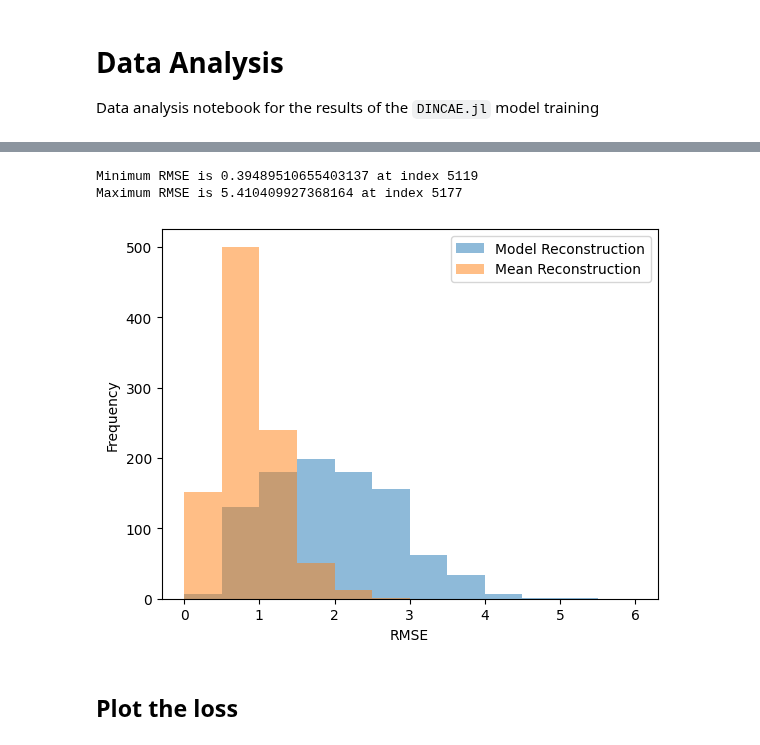
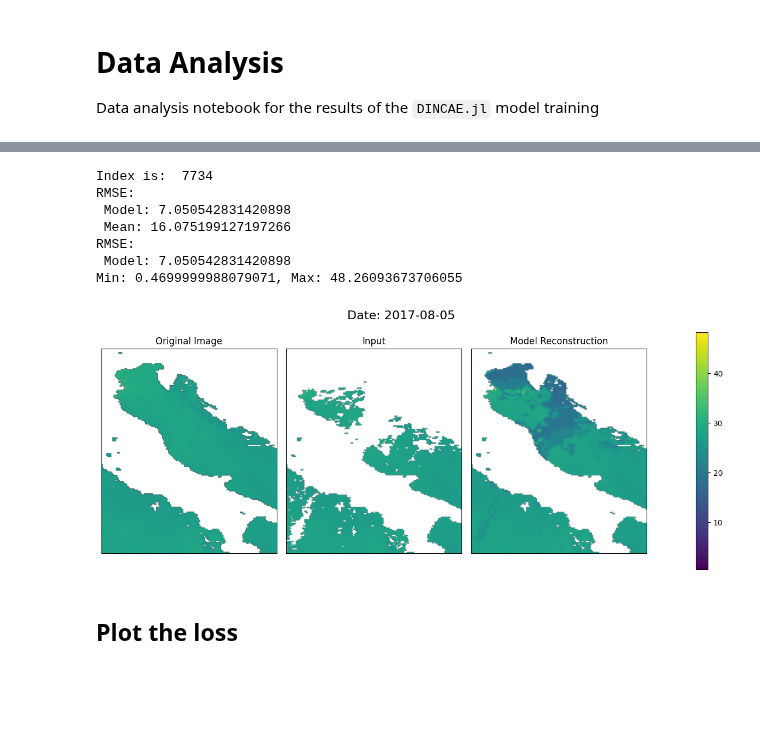
Before and after one commit to LisaDaVinchie/DINCAE.jl, a Jupyter notebook: data_analysis.ipynb, the cells around one changed output, grey strips where cells are left out. Saved outputs shown, nothing was run; the diff lists cells and outputs as text; code cells hidden in the pictures; blank space fills up the shorter version.

```diff
--- a/data_analysis.ipynb
+++ b/data_analysis.ipynb
@@ -223,18 +203,64 @@ Mean RMSE Mean: 0.8757524
-# %%
-print(f"Minimum RMSE is {np.min(RMSE_rec)} at index {index[np.argmin(RMSE_rec)]}")
-print(f"Maximum RMSE is {np.max(RMSE_rec)} at index {index[np.argmax(RMSE_rec)]}")
-# %% [output]
-Minimum RMSE is 0.39489510655403137 at index 5119
-Maximum RMSE is 5.410409927368164 at index 5177
-# %%
-plt.hist(RMSE_rec, bins=12, alpha=0.5, label='Model Reconstruction', range=(0, 6))
-plt.hist(RMSE_mean, bins=12, alpha=0.5, label='Mean Reconstruction', range=(0, 6))
-plt.xlabel('RMSE')
-plt.ylabel('Frequency')
-plt.legend()
-plt.show()
-# %% [output]
-[figure, removed]
+# %%
+i = np.random.choice(RMSE_vals[:, 0].astype(int)) # Choose a random index from the sorted RMSE values
+j = -10
+i = RMSE_vals[j, 0].astype(int)  # Choose the index based on the RMSE
+val = RMSE_vals[j, 1]
+print("Index is: ", i)
+
+date = cleanup.time[i].values.astype('datetime64[D]')
+
+# Reconstruct the image using the model output where clouds were added and the original image otherwise
+reconstructed_img = reconstruct_image(result_sst[i], cleanup_sst[i], cloud_mask[i])
+
+# Calculate the reconstructed image using the mean of the surrounding days where clouds were added
+reconstructed_mean_img = reconstruct_image(mean_res, cleanup_sst[i], cloud_mask[i])
+
+RMSE_model = RMSE(reconstructed_img, cleanup_sst[i], cloud_mask[i])
+RMSE_m = RMSE(reconstructed_mean_img, cleanup_sst[i], cloud_mask[i])
+
+# # Calculate RMSE between the reconstructed and original images
+# RMSE_model = np.sqrt(np.nanmean((reconstructed_img - cleanup_sst[i]) ** 2))
+# RMSE_mean = np.sqrt(np.nanmean((reconstructed_mean_img - cleanup_sst[i]) ** 2))
+
+print(f"RMSE:\n Model: {RMSE_model}\n Mean: {RMSE_m}")
+print(f"RMSE:\n Model: {val}")
+
+# Calculate the min and max values for consistent color scaling
+vmin = np.min([np.nanmin(reconstructed_img), np.nanmin(cleanup_clouds_sst), np.nanmin(reconstructed_mean_img)])
+vmax = np.max([np.nanmax(reconstructed_img), np.nanmax(cleanup_clouds_sst), np.nanmax(reconstructed_mean_img)])
+print(f"Min: {vmin}, Max: {vmax}")
+
+fig, axs = plt.subplots(1, 3, figsize = (12, 5), sharex=True, sharey=True)
+# fig.suptitle(f"RMSE Model: {RMSE_model:.2f}, RMSE Mean: {RMSE_mean:.2f}", fontsize=16)
+fig.suptitle(f"Date: {date}", fontsize=16)
+
+axs[0].imshow(cleanup_sst[i], cmap='viridis', vmin=vmin, vmax=vmax)
+axs[0].set_title('Original Image')
+
+axs[1].imshow(cleanup_clouds_sst[i], cmap='viridis', vmin=vmin, vmax=vmax)
+axs[1].set_title('Input')
+
+axs[2].imshow(reconstructed_img, cmap='viridis', vmin=vmin, vmax=vmax)
+axs[2].set_title('Model Reconstruction')
+
+plt.tight_layout()
+for ax in axs.flat:
+    ax.set_xticks([])
+    ax.set_yticks([])
+cbar = plt.colorbar(axs[0].imshow(cleanup_sst[i], cmap='viridis', vmin=vmin, vmax=vmax),
+                    ax=axs,
+                    orientation='vertical',
+                    fraction=0.04, pad=0.08)
+plt.show()
+# %% [output]
+Index is:  7734
+RMSE:
+ Model: 7.050542831420898
+ Mean: 16.075199127197266
+RMSE:
+ Model: 7.050542831420898
+Min: 0.4699999988079071, Max: 48.26093673706055
+[figure, added]
 # %% [markdown]
 ## Plot the loss
 # %%
```
Also changed, not shown: parts of 28 cells of this notebook.
